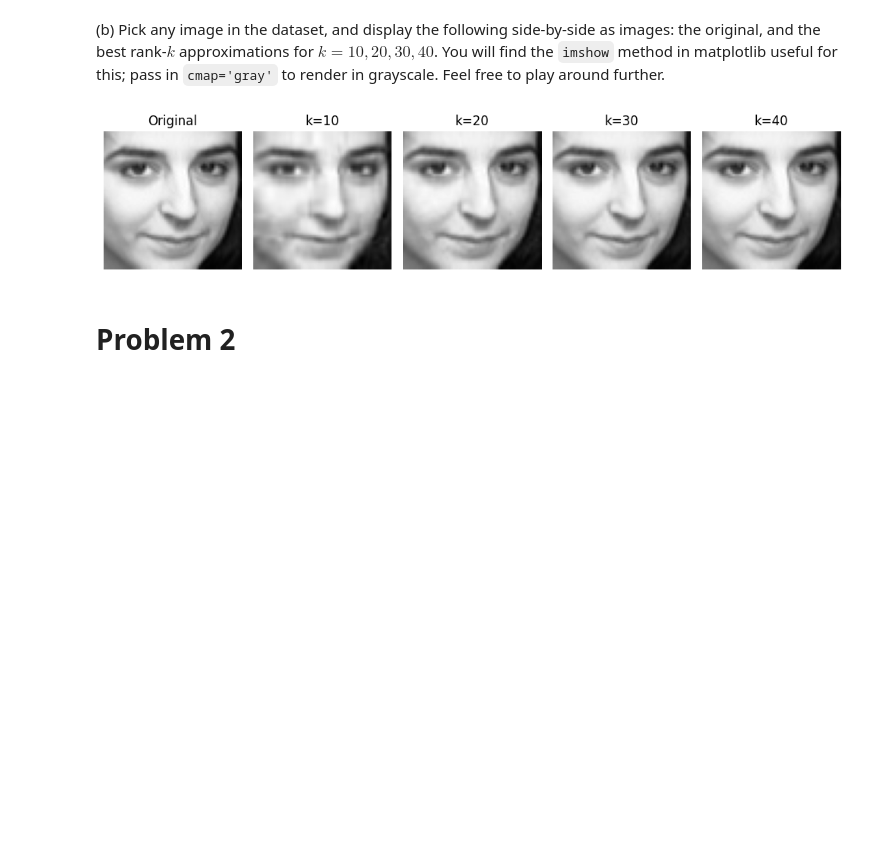
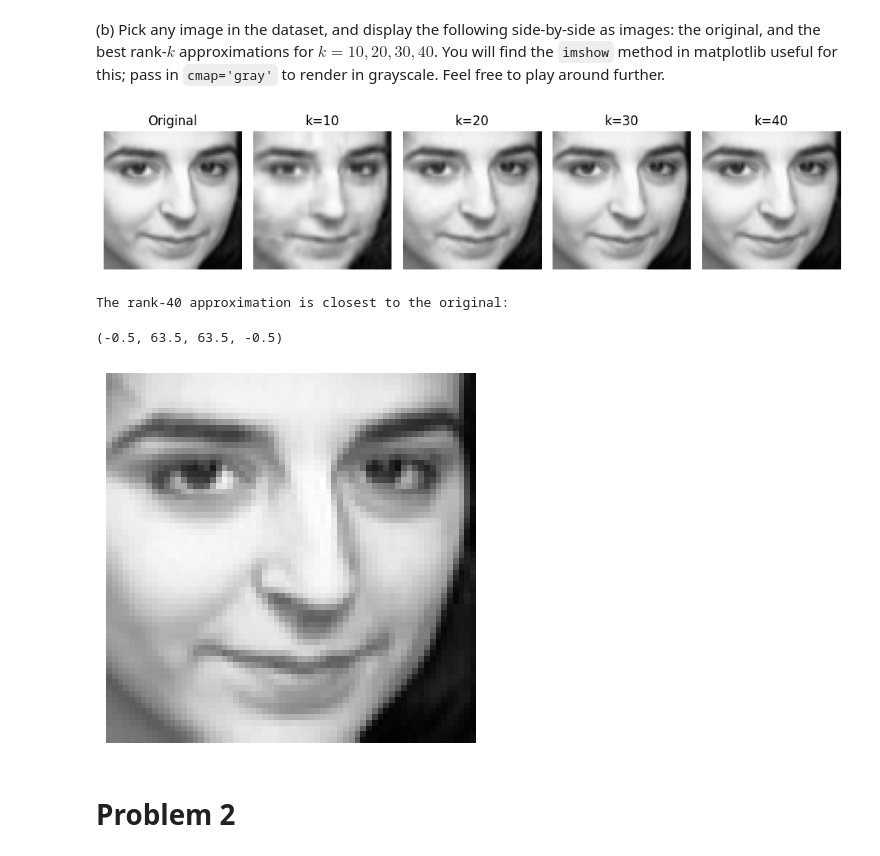
Before and after one commit to DapperDataAnalyst/Machine_Learning, a Jupyter notebook: HW3 Code.ipynb, the cells around one changed output. Saved outputs shown, nothing was run; the diff lists cells and outputs as text; code cells hidden in the pictures; blank space fills up the shorter version.

```diff
--- a/HW3 Code.ipynb
+++ b/HW3 Code.ipynb
@@ -55,27 +55,34 @@ plt.show()
 # %%
 k_range = np.arange(10,41,10)
 image_layer = 96
 
 # Create a Matplotlib figure and axis
 fig, ax = plt.subplots(1, 5, figsize=(10, 5))
 ax = ax.flatten()
 
 # Use imshow to display the grayscale image
 img_list = [images[image_layer]]
 ax[0].imshow(images[image_layer], cmap='gray')
 ax[0].axis('off')
 ax[0].set_title('Original')
 i = 1
 for k in k_range:
     img_list.append(svd_reconstruct(M=image_layer, k=k))
     ax[i].imshow(img_list[i], cmap='gray')
     ax[i].axis('off')
     ax[i].set_title(f'k={k}')
     i += 1
 plt.tight_layout()
 plt.show()
+
+print('The rank-40 approximation is closest to the original:')
+plt.imshow(img_list[4], cmap='gray')
+plt.axis('off')
 # %% [output]
 [figure]
+The rank-40 approximation is closest to the original:
+(-0.5, 63.5, 63.5, -0.5)
+[figure, added]
 # %% [markdown]
 # Problem 2
 # %% [markdown]
```
